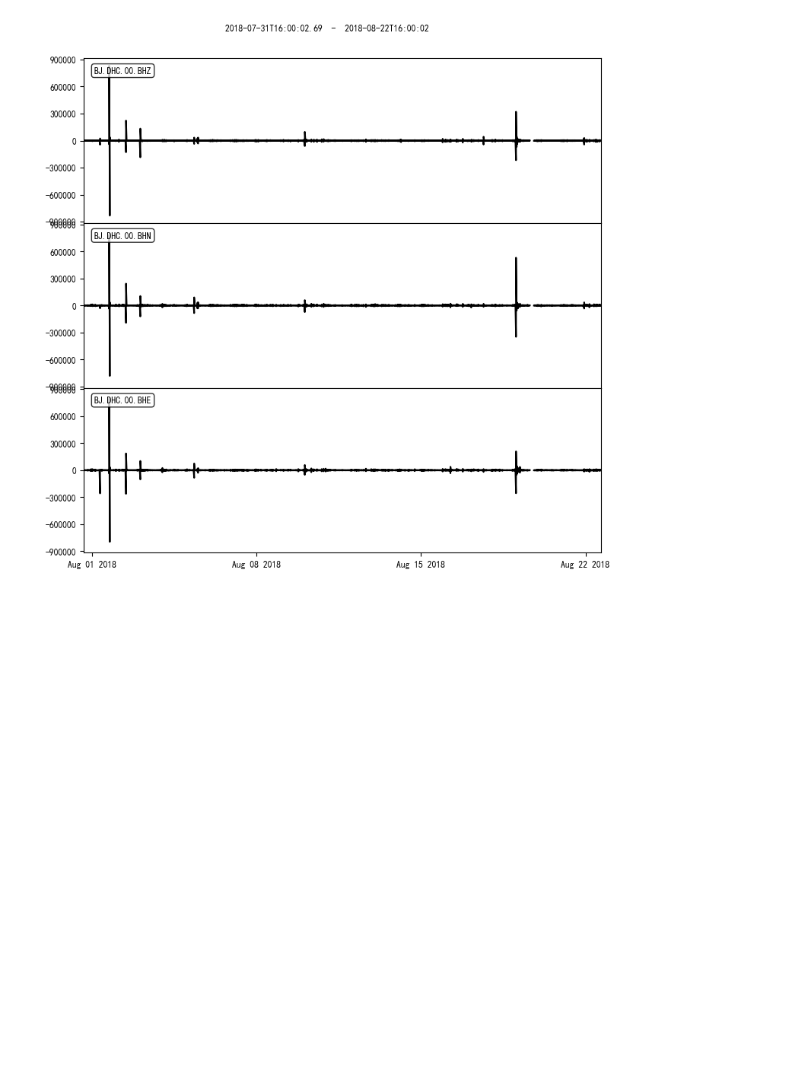
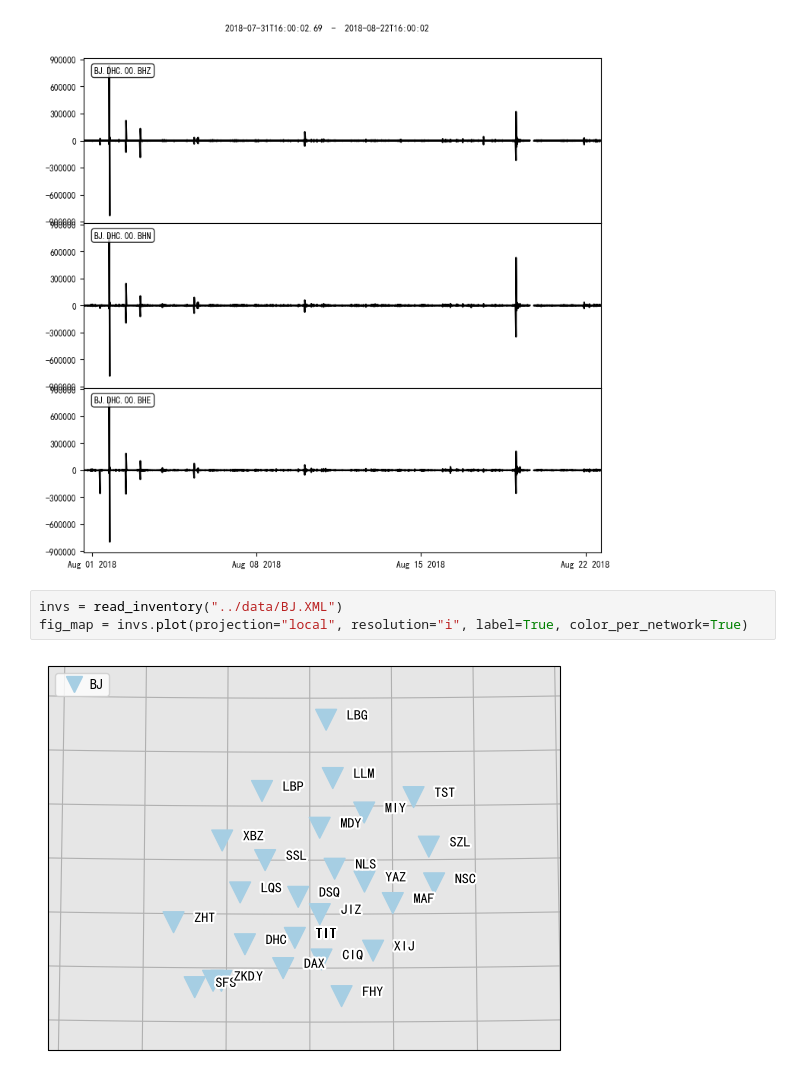
Before and after one commit to sssfeather/exerc, a Jupyter notebook: ipynb/ex_sds.ipynb, the cells around one changed output. Cells and saved outputs as stored; diff of their text form; blank space fills up the shorter version.

```diff
--- a/ipynb/ex_sds.ipynb
+++ b/ipynb/ex_sds.ipynb
@@ -100,3 +101,8 @@ BJ.DHC.00.BHZ | 2018-08-19T20:37:07.000000Z - 2018-08-22T16:00:02.000000Z | 100.
 p = wf.plot()
 # %% [output]
 [figure]
+# %%
+invs = read_inventory("../data/BJ.XML")
+fig_map = invs.plot(projection="local", resolution="i", label=True, color_per_network=True)
+# %% [output]
+[figure, added]
```
Also changed, not shown: parts of 2 cells of this notebook, 7 other files.
